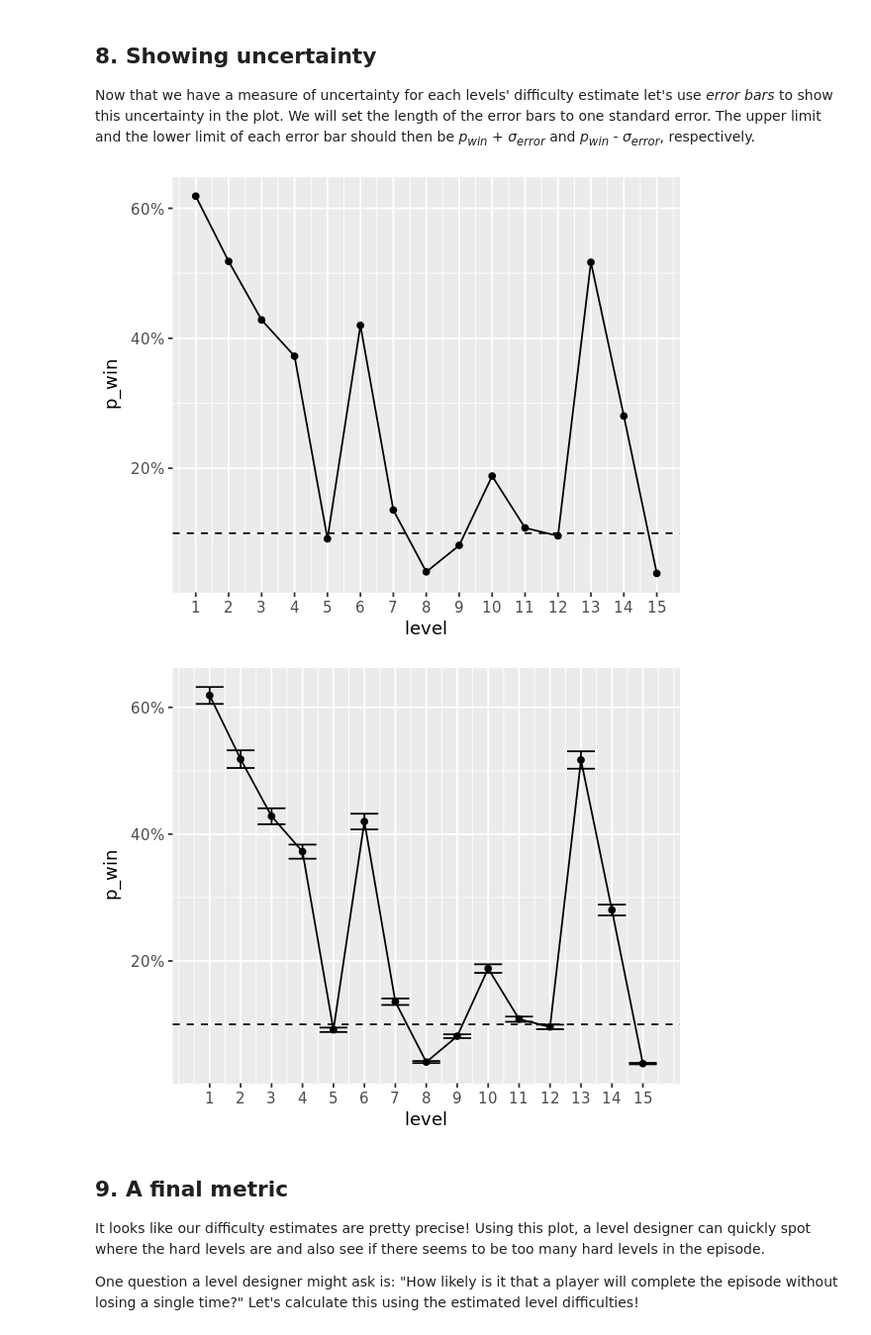
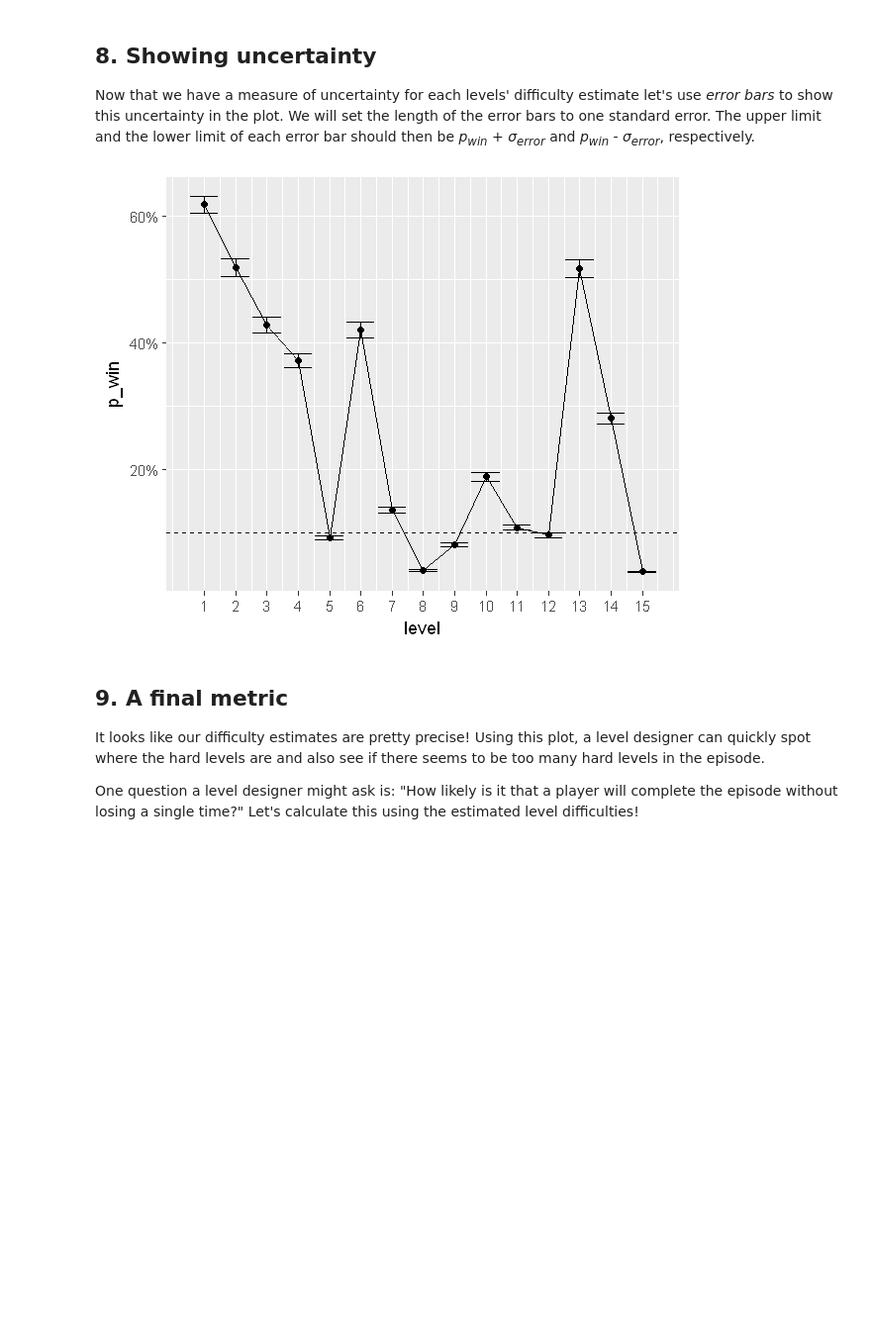
Before and after one commit to tamthi/Data-Analysis-Project, a Jupyter notebook: Level difficulty in Candy Crush Saga/candy-crush-level-difficulty.ipynb, the cells around one changed output. Shown at 99% size. Saved outputs shown, nothing was run; the diff lists cells and outputs as text; code cells hidden in the pictures; blank space fills up the shorter version.

```diff
--- a/Level difficulty in Candy Crush Saga/candy-crush-level-difficulty.ipynb
+++ b/Level difficulty in Candy Crush Saga/candy-crush-level-difficulty.ipynb
@@ -73,9 +79,11 @@ range(data$dt)
 <p>Now, let's compute the difficulty <em>p<sub>win</sub></em> separately for each of the 15 levels.</p>
 # %%
 # Calculating level difficulty
-difficulty <- data %>% group_by(level) %>% summarise(attempts = sum(num_attempts), sum_success = sum(num_success)) %>% mutate(p_win = sum_success/attempts)
+difficulty <- data %>%
+    group_by(level) %>%
+    summarise(attempts = sum(num_attempts), sum_success = sum(num_success)) %>%
+    mutate(p_win = sum_success/attempts)
 # Printing out the level difficulty
-# .... YOUR CODE FOR TASK 4 ....
 print(difficulty)
 # %% [output]
 # A tibble: 15 x 4
@@ -163,14 +175,15 @@ difficulty
 ## 8. Showing uncertainty
 <p>Now that we have a measure of uncertainty for each levels' difficulty estimate let's use <em>error bars</em> to show this uncertainty in the plot. We will set the length of the error bars to one standard error. The upper limit and the lower limit of each error bar should then be <em>p<sub>win</sub></em> + <em>σ<sub>error</sub></em> and <em>p<sub>win</sub></em> - <em>σ<sub>error</sub></em>, respectively.</p>
 # %%
-# Adding standard error bars
-# .... YOUR CODE COPIED FROM TASK 6 ....
-ggplot(difficulty, aes(x = level, y = p_win)) + geom_line() + scale_x_continuous(breaks = c(1:15)) + scale_y_continuous(labels = function(x) paste0(x*100,"%")) + geom_point()  + geom_hline(yintercept = 0.1, linetype = "dashed")
-# .... YOUR CODE FOR TASK 8 ....
-ggplot(difficulty, aes(x = level, y = p_win)) + geom_line() + scale_x_continuous(breaks = c(1:15)) + scale_y_continuous(labels = function(x) paste0(x*100,"%")) + geom_point()  + geom_hline(yintercept = 0.1, linetype = "dashed")+ geom_errorbar(aes(ymin = p_win - error, ymax = p_win + error))
+# Adding standard error bars.
+ggplot(difficulty, aes(x = level, y = p_win)) +
+    geom_line() + scale_x_continuous(breaks = c(1:15)) +
+    scale_y_continuous(labels = function(x) paste0(x*100,"%")) +
+    geom_point() +
+    geom_hline(yintercept = 0.1, linetype = "dashed") +
+    geom_errorbar(aes(ymin = p_win - error, ymax = p_win + error))
 # %% [output]
-[figure, old version]
+[figure, new version]
-[figure, removed]
 # %% [markdown]
 ## 9. A final metric
 <p>It looks like our difficulty estimates are pretty precise! Using this plot, a level designer can quickly spot where the hard levels are and also see if there seems to be too many hard levels in the episode.</p>
```
Also changed, not shown: parts of 9 cells of this notebook.
